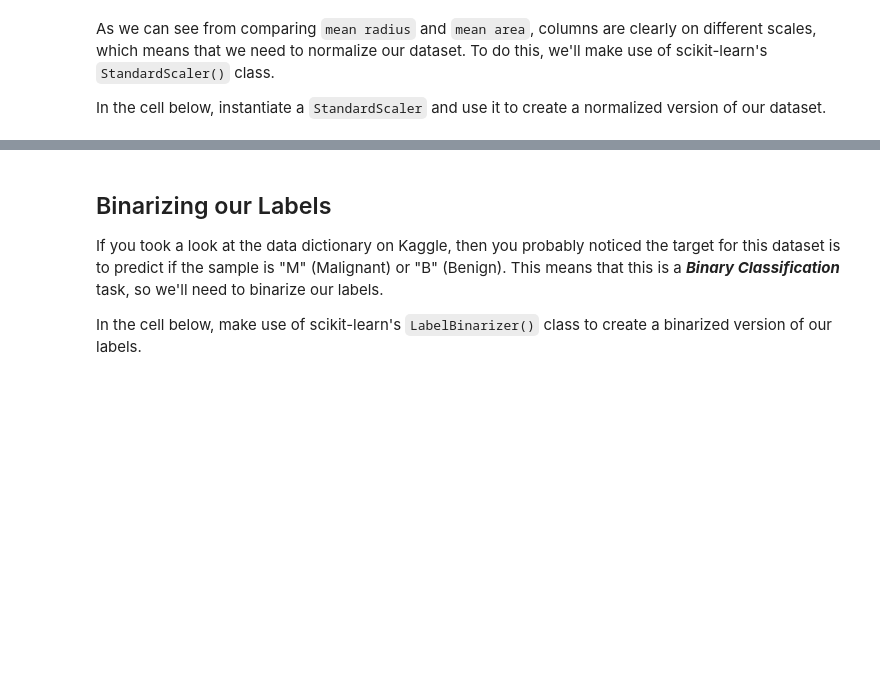
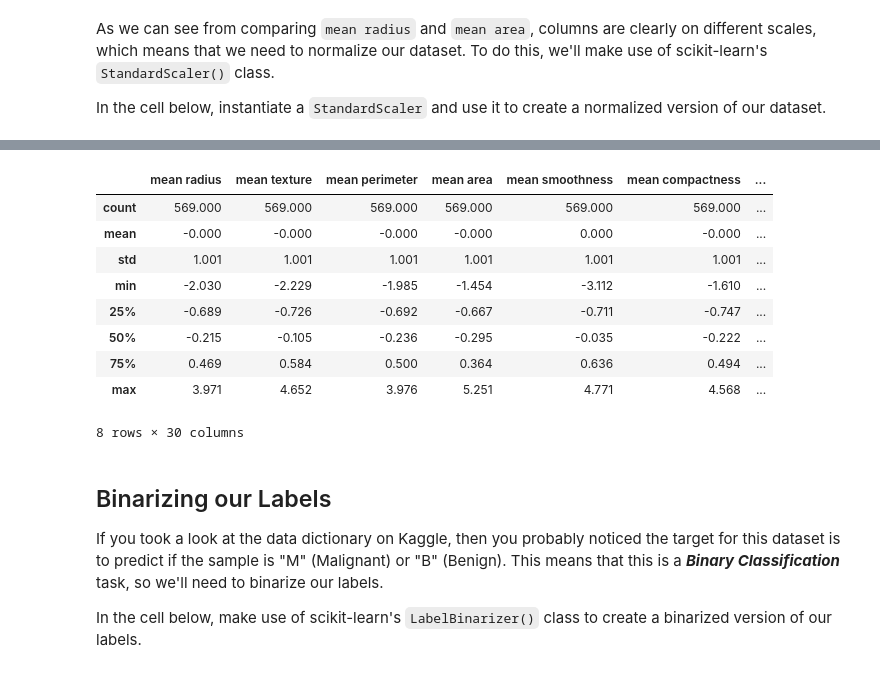
Before and after one commit to peimani/dsc-deeper-neural-networks-lab, a Jupyter notebook: index.ipynb, the cells around one changed output, grey strips where cells are left out. Drawn from its saved outputs; the diff is of its cells as text; code cells hidden in the pictures; blank space fills up the shorter version.

```diff
--- a/index.ipynb
+++ b/index.ipynb
@@ -139,3 +177,16 @@ scaled_data = scaler.fit_transform(data)
+# %%
+scaled_data.describe().round(3)
+# %% [output]
+|  | mean radius | mean texture | mean perimeter | mean area | mean smoothness | mean compactness | ... |
+| count | 569.000 | 569.000 | 569.000 | 569.000 | 569.000 | 569.000 | ... |
+| mean | -0.000 | -0.000 | -0.000 | -0.000 | 0.000 | -0.000 | ... |
+| std | 1.001 | 1.001 | 1.001 | 1.001 | 1.001 | 1.001 | ... |
+| min | -2.030 | -2.229 | -1.985 | -1.454 | -3.112 | -1.610 | ... |
+| 25% | -0.689 | -0.726 | -0.692 | -0.667 | -0.711 | -0.747 | ... |
+| 50% | -0.215 | -0.105 | -0.236 | -0.295 | -0.035 | -0.222 | ... |
+| 75% | 0.469 | 0.584 | 0.500 | 0.364 | 0.636 | 0.494 | ... |
+| max | 3.971 | 4.652 | 3.976 | 5.251 | 4.771 | 4.568 | ... |
+8 rows × 30 columns
 # %% [markdown]
 ## Binarizing our Labels
 
```
Also changed, not shown: parts of 17 cells of this notebook.
